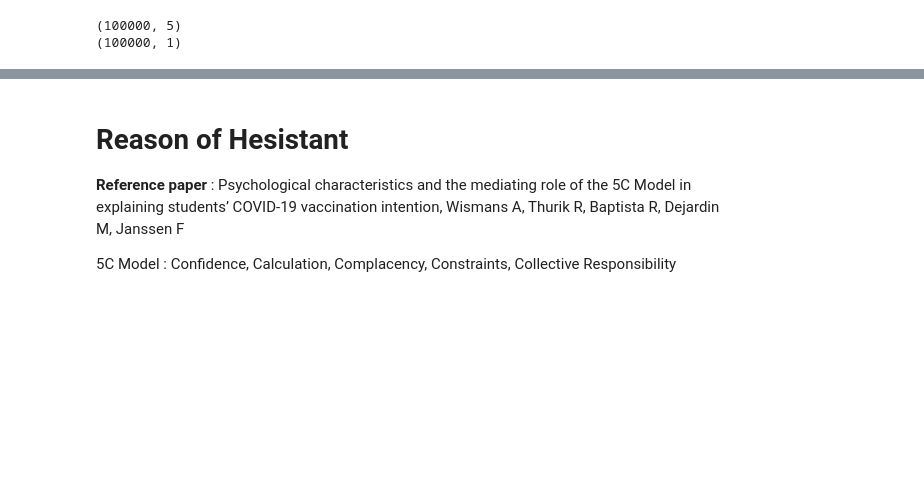
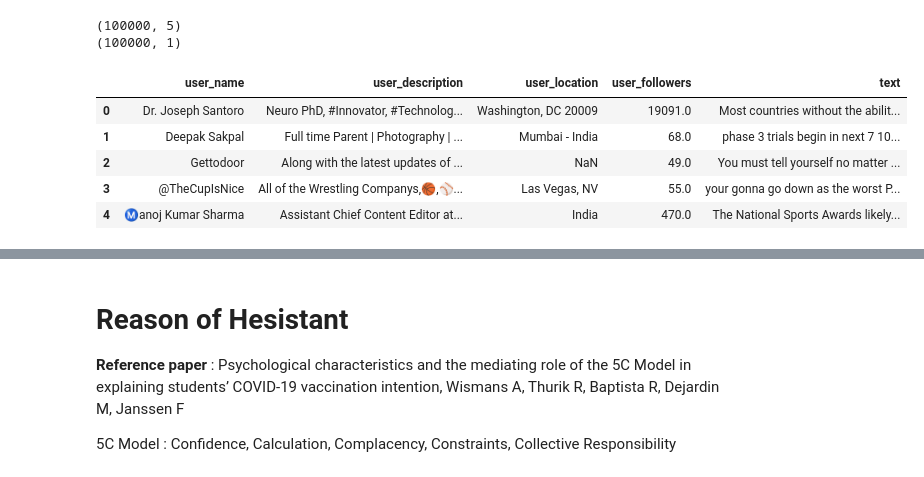
Before and after one commit to wlsgud623/vaccine_tweet_analysis, a Jupyter notebook: VaccineHesistant.ipynb, the cells around one changed output, grey strips where cells are left out. Cells and saved outputs as stored; diff of their text form; code cells hidden in the pictures; blank space fills up the shorter version.

```diff
--- a/VaccineHesistant.ipynb
+++ b/VaccineHesistant.ipynb
@@ -134,0 +134,17 @@ positive_tweet.head()
+# %%
+index = [0,1,2,3,4]
+#positive_tweet = positive_tweet.reset_index(drop=True)
+#positive_tweet.head()
+#neutral_tweet = neutral_tweet.drop(index)
+#neutral_tweet = neutral_tweet.reset_index(drop=True)
+#neutral_tweet.head()
+#negative_tweet = negative_tweet.drop(index)
+#negative_tweet = negative_tweet.reset_index(drop=True)
+#negative_tweet.head()
+# %% [output]
+|  | user_name | user_description | user_location | user_followers | text |
+| 0 | Dr. Joseph Santoro | Neuro PhD, #Innovator, #Technolog... | Washington, DC 20009 | 19091.0 | Most countries without the abilit... |
+| 1 | Deepak Sakpal | Full time Parent | Photography | ... | Mumbai - India | 68.0 | phase 3 trials begin in next 7 10... |
+| 2 | Gettodoor | Along with the latest updates of ... | NaN | 49.0 | You must tell yourself no matter ... |
+| 3 | @TheCupIsNice | All of the Wrestling Companys,🏀,⚾... | Las Vegas, NV | 55.0 | your gonna go down as the worst P... |
+| 4 | Ⓜanoj Kumar Sharma | Assistant Chief Content Editor at... | India | 470.0 | The National Sports Awards likely... |
```
Also changed, not shown: parts of 7 cells of this notebook.
